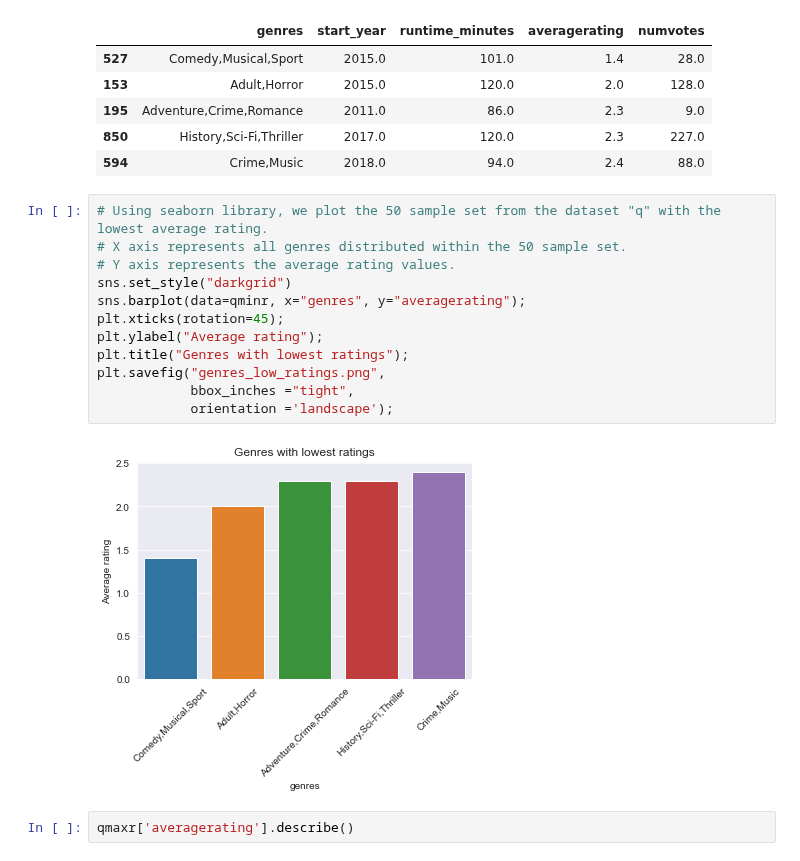
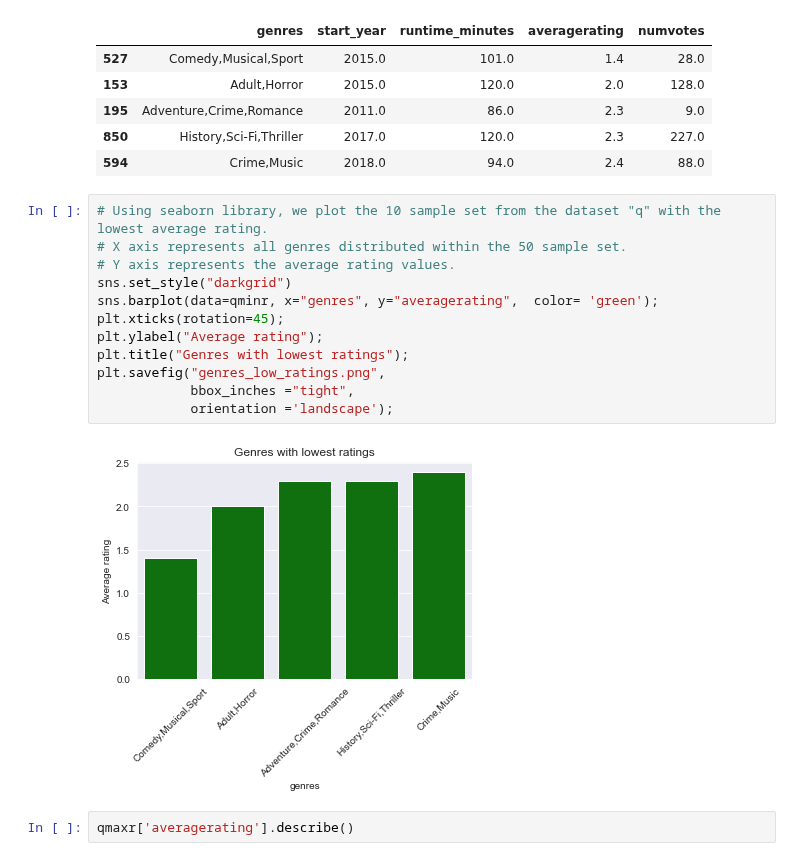
Before and after one commit to mahanabba/Pod_3_Capstone, a Jupyter notebook: student.ipynb, the cells around one changed output. Cells and saved outputs as stored; diff of their text form.

```diff
--- a/student.ipynb
+++ b/student.ipynb
@@ -137,19 +137,19 @@ qminr
 | 850 | History,Sci-Fi,Thriller | 2017.0 | 120.0 | 2.3 | 227.0 |
 | 594 | Crime,Music | 2018.0 | 94.0 | 2.4 | 88.0 |
 # %%
-# Using seaborn library, we plot the 50 sample set from the dataset "q" with the lowest average rating.
+# Using seaborn library, we plot the 10 sample set from the dataset "q" with the lowest average rating.
 # X axis represents all genres distributed within the 50 sample set.
 # Y axis represents the average rating values.
 sns.set_style("darkgrid")
-sns.barplot(data=qminr, x="genres", y="averagerating");
+sns.barplot(data=qminr, x="genres", y="averagerating",  color= 'green');
 plt.xticks(rotation=45);
 plt.ylabel("Average rating");
 plt.title("Genres with lowest ratings");
 plt.savefig("genres_low_ratings.png",
             bbox_inches ="tight",
             orientation ='landscape');
 # %% [output]
-[figure, old version]
+[figure, new version]
 # %%
 qmaxr['averagerating'].describe()
 # %% [output]
```
Also changed, not shown: parts of 4 cells of this notebook.
